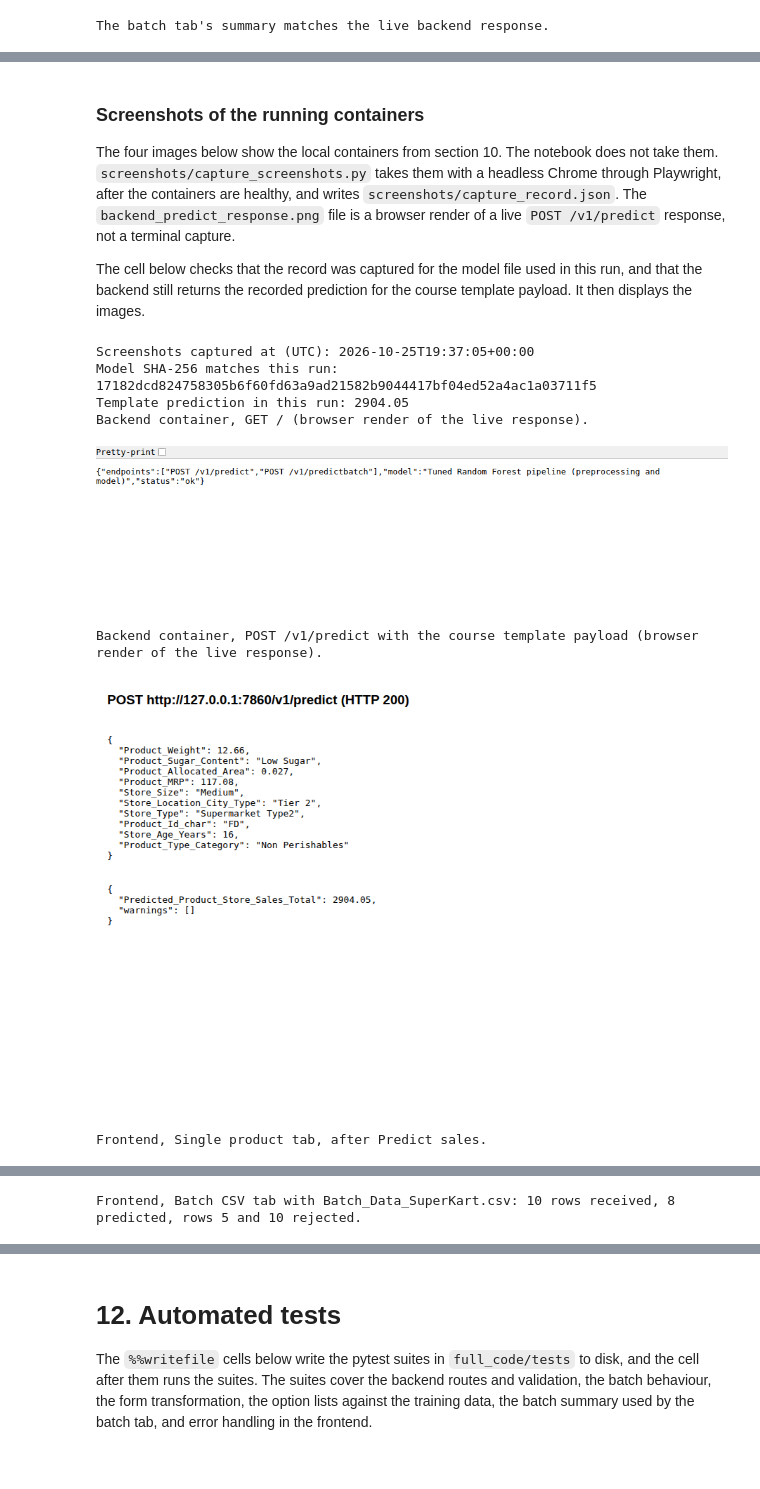
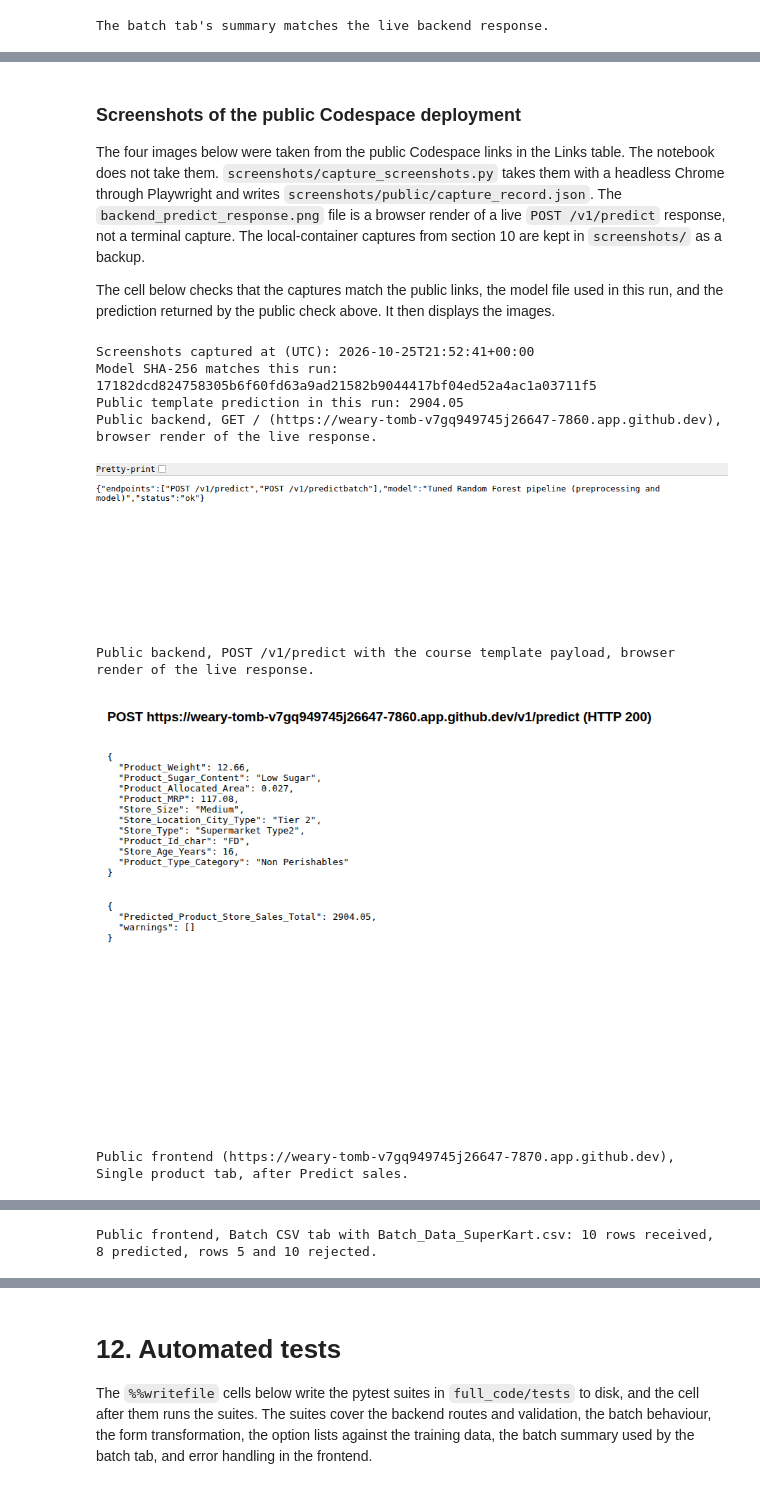
Before and after one commit to wdmofor/superkart-sales-predictor, a Jupyter notebook: full_code/SuperKart_Full_Code.ipynb, the cells around one changed output, grey strips where cells are left out. Cells and saved outputs as stored; diff of their text form; code cells hidden in the pictures.

```diff
--- a/full_code/SuperKart_Full_Code.ipynb
+++ b/full_code/SuperKart_Full_Code.ipynb
@@ -2246,39 +2329,42 @@ The batch tab's summary matches the live backend response.
 # %% [markdown]
-### Screenshots of the running containers
+### Screenshots of the public Codespace deployment
 
-The four images below show the local containers from section 10. The notebook does not take them. `screenshots/capture_screenshots.py` takes them with a headless Chrome through Playwright, after the containers are healthy, and writes `screenshots/capture_record.json`. The `backend_predict_response.png` file is a browser render of a live `POST /v1/predict` response, not a terminal capture.
+The four images below were taken from the public Codespace links in the Links table. The notebook does not take them. `screenshots/capture_screenshots.py` takes them with a headless Chrome through Playwright and writes `screenshots/public/capture_record.json`. The `backend_predict_response.png` file is a browser render of a live `POST /v1/predict` response, not a terminal capture. The local-container captures from section 10 are kept in `screenshots/` as a backup.
 
-The cell below checks that the record was captured for the model file used in this run, and that the backend still returns the recorded prediction for the course template payload. It then displays the images.
+The cell below checks that the captures match the public links, the model file used in this run, and the prediction returned by the public check above. It then displays the images.
 # %%
-SCREENSHOT_DIR = Path("screenshots")
+SCREENSHOT_DIR = Path("screenshots") / "public"
 capture_record = json.loads((SCREENSHOT_DIR / "capture_record.json").read_text(encoding="utf-8"))
 current_model_sha = hashlib.sha256((BACKEND_DIR / "superkart_model.joblib").read_bytes()).hexdigest()
 assert capture_record["model_sha256"] == current_model_sha, (
     "The screenshots were captured for a different model file. "
-    "Run screenshots/capture_screenshots.py again with the containers from section 10."
+    "Run screenshots/capture_screenshots.py again against the public Codespace links."
 )
-assert round(live_single_body["Predicted_Product_Store_Sales_Total"], 2) == round(capture_record["template_prediction"], 2)
+assert capture_record["backend_url"].rstrip("/") == PUBLIC_BACKEND_URL, "The screenshots were taken from a different backend URL."
+assert capture_record["frontend_url"].rstrip("/") == PUBLIC_FRONTEND_URL, "The screenshots were taken from a different frontend URL."
+assert round(public_predict_body["Predicted_Product_Store_Sales_Total"], 2) == round(capture_record["template_prediction"], 2)
+assert capture_record["batch_rows_predicted"] == public_batch_body["rows_predicted"]
 print("Screenshots captured at (UTC):", capture_record["captured_at_utc"])
 print("Model SHA-256 matches this run:", current_model_sha)
-print(f"Template prediction in this run: {live_single_body['Predicted_Product_Store_Sales_Total']:.2f}")
+print(f"Public template prediction in this run: {public_predict_body['Predicted_Product_Store_Sales_Total']:.2f}")
 
 screenshot_captions = [
-    ("backend_root.png", "Backend container, GET / (browser render of the live response)."),
-    ("backend_predict_response.png", "Backend container, POST /v1/predict with the course template payload (browser render of the live response)."),
-    ("frontend_single_prediction.png", "Frontend, Single product tab, after Predict sales."),
-    ("frontend_batch_tab.png", "Frontend, Batch CSV tab with Batch_Data_SuperKart.csv: 10 rows received, 8 predicted, rows 5 and 10 rejected."),
+    ("backend_root.png", f"Public backend, GET / ({PUBLIC_BACKEND_URL}), browser render of the live response."),
+    ("backend_predict_response.png", "Public backend, POST /v1/predict with the course template payload, browser render of the live response."),
+    ("frontend_single_prediction.png", f"Public frontend ({PUBLIC_FRONTEND_URL}), Single product tab, after Predict sales."),
+    ("frontend_batch_tab.png", "Public frontend, Batch CSV tab with Batch_Data_SuperKart.csv: 10 rows received, 8 predicted, rows 5 and 10 rejected."),
 ]
 for file_name, caption in screenshot_captions:
     screenshot_path = SCREENSHOT_DIR / file_name
     assert screenshot_path.exists(), f"Missing screenshot: {screenshot_path}"
     print(caption)
     display(Image(filename=str(screenshot_path), width=800))
 # %% [output]
-Screenshots captured at (UTC): 2026-10-25T19:37:05+00:00
+Screenshots captured at (UTC): 2026-10-25T21:52:41+00:00
 Model SHA-256 matches this run: 17182dcd824758305b6f60fd63a9ad21582b9044417bf04ed52a4ac1a03711f5
-Template prediction in this run: 2904.05
-Backend container, GET / (browser render of the live response).
+Public template prediction in this run: 2904.05
+Public backend, GET / (https://weary-tomb-v7gq949745j26647-7860.app.github.dev), browser render of the live response.
 [figure]
-Backend container, POST /v1/predict with the course template payload (browser render of the live response).
+Public backend, POST /v1/predict with the course template payload, browser render of the live response.
-[figure, old version]
+[figure, new version]
-Frontend, Single product tab, after Predict sales.
+Public frontend (https://weary-tomb-v7gq949745j26647-7870.app.github.dev), Single product tab, after Predict sales.
@@ -2286 +2372 @@ Frontend, Single product tab, after Predict sales.
-Frontend, Batch CSV tab with Batch_Data_SuperKart.csv: 10 rows received, 8 predicted, rows 5 and 10 rejected.
+Public frontend, Batch CSV tab with Batch_Data_SuperKart.csv: 10 rows received, 8 predicted, rows 5 and 10 rejected.
```
Also changed, not shown: parts of 23 cells of this notebook, 9 other files.
